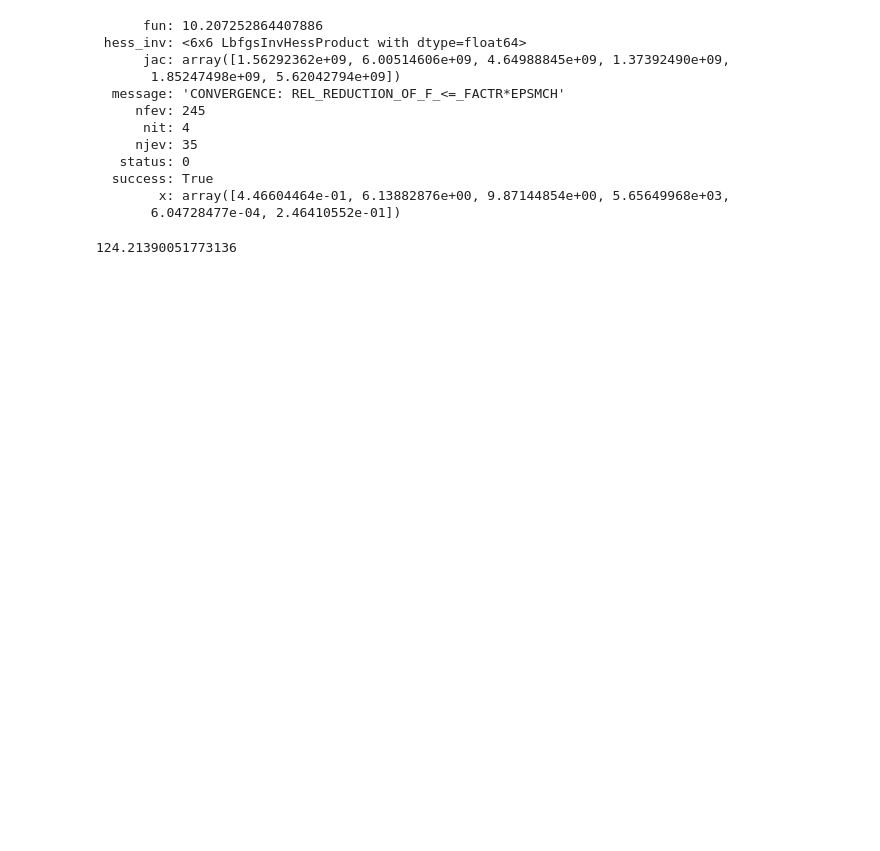
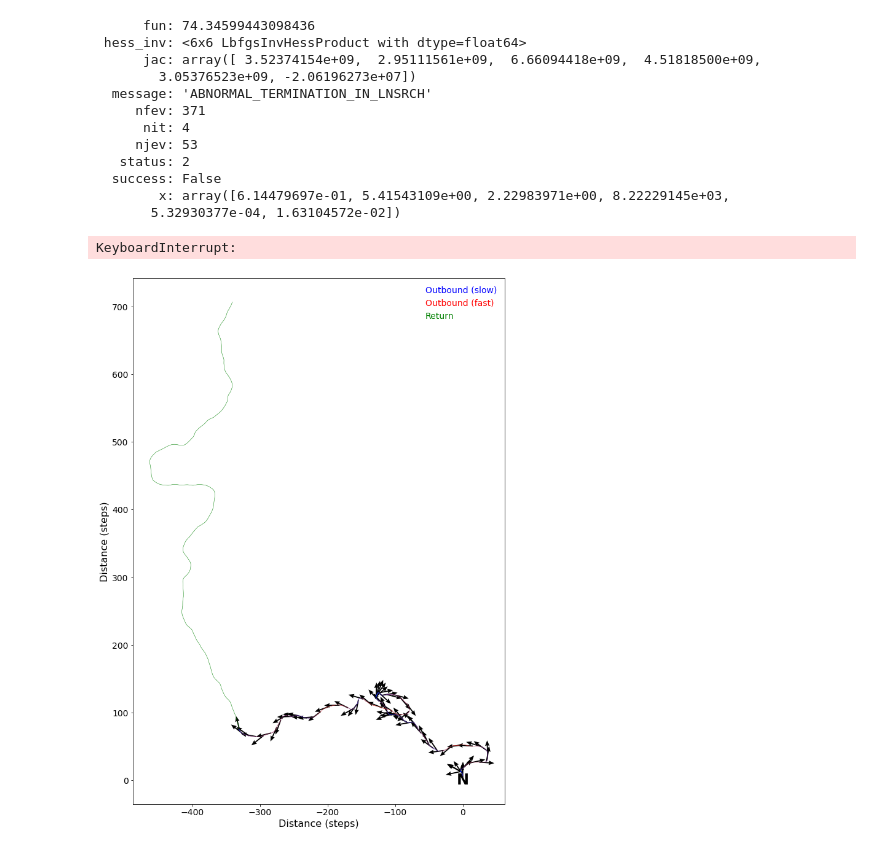
Before and after one commit to nilsceberg/path-integration-memory, a Jupyter notebook: notebooks/search.ipynb, the cells around one changed output. Saved outputs shown, nothing was run; the diff lists cells and outputs as text; code cells hidden in the pictures; blank space fills up the shorter version.

Commit message:
dye: add random search to test parameters for models

```diff
--- a/notebooks/search.ipynb
+++ b/notebooks/search.ipynb
@@ -47,7 +44,7 @@ def descend(T_inbound=1500, T_outbound=1500, noise=0.1,
         closest = min(path[T_outbound:], key = np.linalg.norm)
         return np.linalg.norm(closest)
 
-    result = minimize(fastbee, x0=initial, bounds=bounds)
+    result = minimize(fastbee, x0=initial, bounds=bounds, tol=1e-7)
 
     return result
 # %%
@@ -60,25 +57,26 @@ res = descend(
     c_tot=(1e-2,3e-1),
     noise=0.1
 )
+
 print(res)
 # %% [output]
-      fun: 10.207252864407886
+      fun: 74.34599443098436
  hess_inv: <6x6 LbfgsInvHessProduct with dtype=float64>
-      jac: array([1.56292362e+09, 6.00514606e+09, 4.64988845e+09, 1.37392490e+09,
-       1.85247498e+09, 5.62042794e+09])
-  message: 'CONVERGENCE: REL_REDUCTION_OF_F_<=_FACTR*EPSMCH'
-     nfev: 245
+      jac: array([ 3.52374154e+09,  2.95111561e+09,  6.66094418e+09,  4.51818500e+09,
+        3.05376523e+09, -2.06196273e+07])
+  message: 'ABNORMAL_TERMINATION_IN_LNSRCH'
+     nfev: 371
       nit: 4
-     njev: 35
-   status: 0
-  success: True
-        x: array([4.46604464e-01, 6.13882876e+00, 9.87144854e+00, 5.65649968e+03,
-       6.04728477e-04, 2.46410552e-01])
+     njev: 53
+   status: 2
+  success: False
+        x: array([6.14479697e-01, 5.41543109e+00, 2.22983971e+00, 8.22229145e+03,
+       5.32930377e-04, 1.63104572e-02])
 # %%
 avg = 0
 N = 50
 
-if res.success:
+if res:
     for i in range(N):
         headings, velocities = trials.generate_route(T = 1500, vary_speed = True)
 
@@ -103,5 +101,3 @@ if res.success:
         avg += np.linalg.norm(closest)
 
     print(avg/N)
-# %% [output]
-124.21390051773136
@@ -107,0 +167,29 @@ if res.success:
+# %%
+res = random_search(max_iter=100,N=20)
+print(res)
+# %% [output]
+KeyboardInterrupt:
+# %%
+headings, velocities = trials.generate_route(T = 1500, vary_speed = True)
+
+with open("path.pickle", "wb") as f:
+    pickle.dump((headings.tolist(), velocities.tolist()), f)
+
+subprocess.run(['../../fastbee/target/release/fastbee', *[str(param) for param in res[1]], str(0.1)])
+
+with open("path.pickle", "rb") as outbound, open("inbound.pickle", "rb") as inbound:
+    out_path = pickle.load(outbound)
+    in_path = pickle.load(inbound)
+
+fig, ax = plotter.plot_route(
+    h = out_path[0] + in_path[0],
+    v = out_path[1] + in_path[1],
+    T_outbound = len(out_path[0]),
+    T_inbound = len(in_path[0]),
+    plot_speed = True,
+    plot_heading = True,
+    quiver_color = "black",
+    )
+plt.show()
+# %% [output]
+[figure, added]
```
Also changed, not shown: parts of 3 cells of this notebook.
